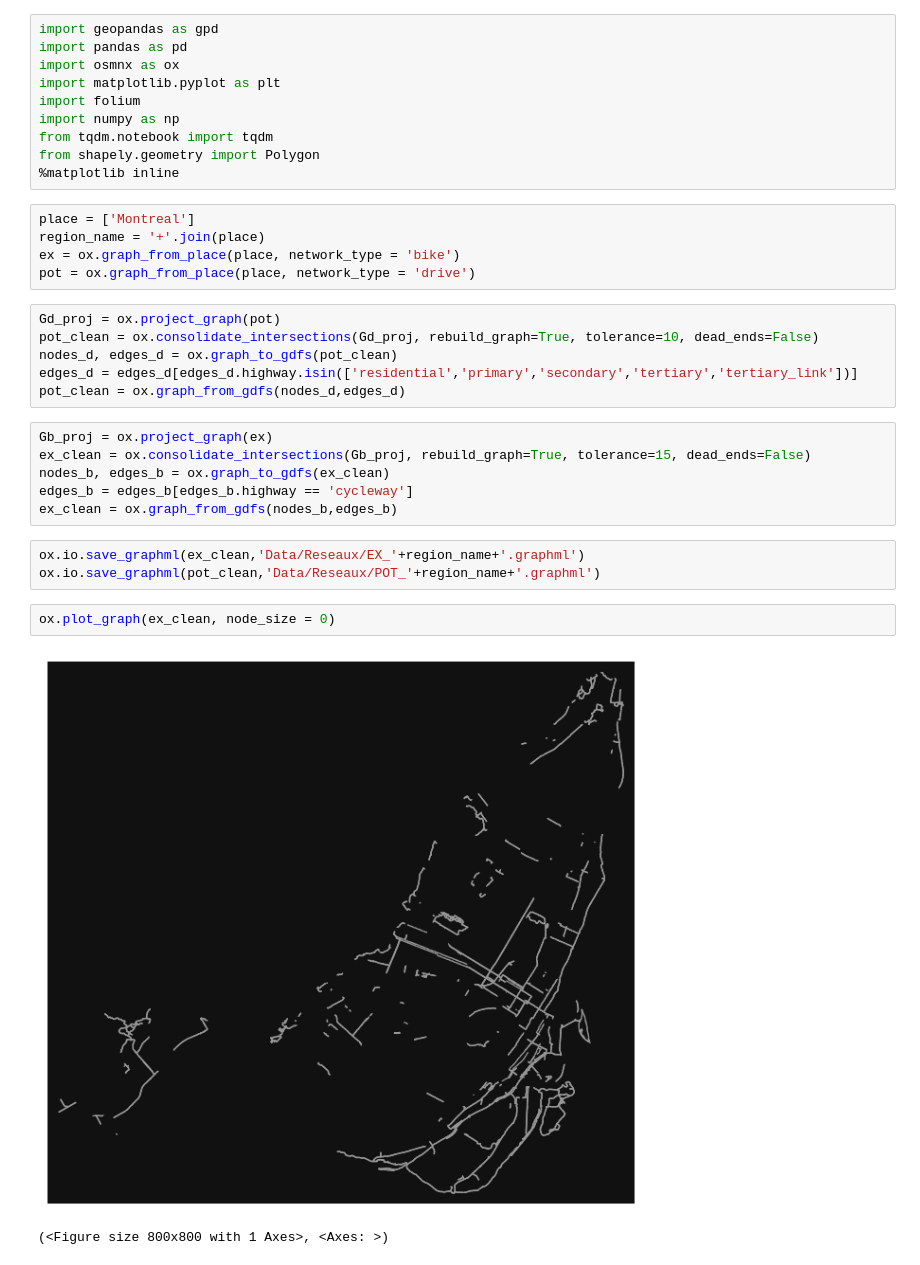
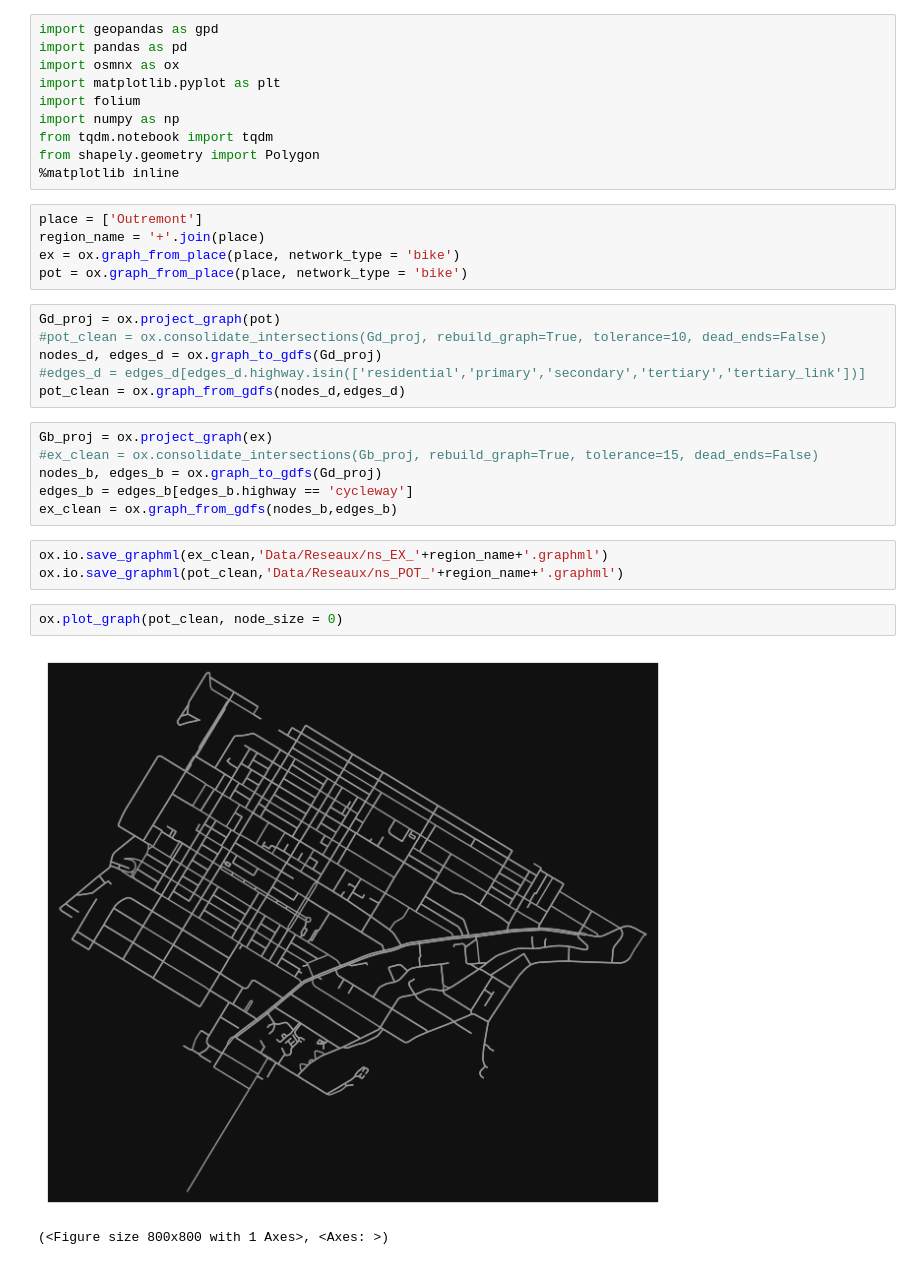
Before and after one commit to loicmiara/Algo_reseaux, a Jupyter notebook: Prep.ipynb, the cells around one changed output. Saved outputs shown, nothing was run; the diff lists cells and outputs as text.

```diff
--- a/Prep.ipynb
+++ b/Prep.ipynb
@@ -9,27 +9,27 @@ from tqdm.notebook import tqdm
 from shapely.geometry import Polygon
 %matplotlib inline
 # %%
-place = ['Montreal']
+place = ['Outremont']
 region_name = '+'.join(place)
 ex = ox.graph_from_place(place, network_type = 'bike')
-pot = ox.graph_from_place(place, network_type = 'drive')
+pot = ox.graph_from_place(place, network_type = 'bike')
 # %%
 Gd_proj = ox.project_graph(pot)
-pot_clean = ox.consolidate_intersections(Gd_proj, rebuild_graph=True, tolerance=10, dead_ends=False)
-nodes_d, edges_d = ox.graph_to_gdfs(pot_clean)
-edges_d = edges_d[edges_d.highway.isin(['residential','primary','secondary','tertiary','tertiary_link'])]
+#pot_clean = ox.consolidate_intersections(Gd_proj, rebuild_graph=True, tolerance=10, dead_ends=False)
+nodes_d, edges_d = ox.graph_to_gdfs(Gd_proj)
+#edges_d = edges_d[edges_d.highway.isin(['residential','primary','secondary','tertiary','tertiary_link'])]
 pot_clean = ox.graph_from_gdfs(nodes_d,edges_d)
 # %%
 Gb_proj = ox.project_graph(ex)
-ex_clean = ox.consolidate_intersections(Gb_proj, rebuild_graph=True, tolerance=15, dead_ends=False)
-nodes_b, edges_b = ox.graph_to_gdfs(ex_clean)
+#ex_clean = ox.consolidate_intersections(Gb_proj, rebuild_graph=True, tolerance=15, dead_ends=False)
+nodes_b, edges_b = ox.graph_to_gdfs(Gd_proj)
 edges_b = edges_b[edges_b.highway == 'cycleway']
 ex_clean = ox.graph_from_gdfs(nodes_b,edges_b)
 # %%
-ox.io.save_graphml(ex_clean,'Data/Reseaux/EX_'+region_name+'.graphml')
-ox.io.save_graphml(pot_clean,'Data/Reseaux/POT_'+region_name+'.graphml')
+ox.io.save_graphml(ex_clean,'Data/Reseaux/ns_EX_'+region_name+'.graphml')
+ox.io.save_graphml(pot_clean,'Data/Reseaux/ns_POT_'+region_name+'.graphml')
 # %%
-ox.plot_graph(ex_clean, node_size = 0)
+ox.plot_graph(pot_clean, node_size = 0)
 # %% [output]
-[figure, old version]
+[figure, new version]
 (<Figure size 800x800 with 1 Axes>, <Axes: >)
```
Also changed, not shown: parts of 2 cells of this notebook.
